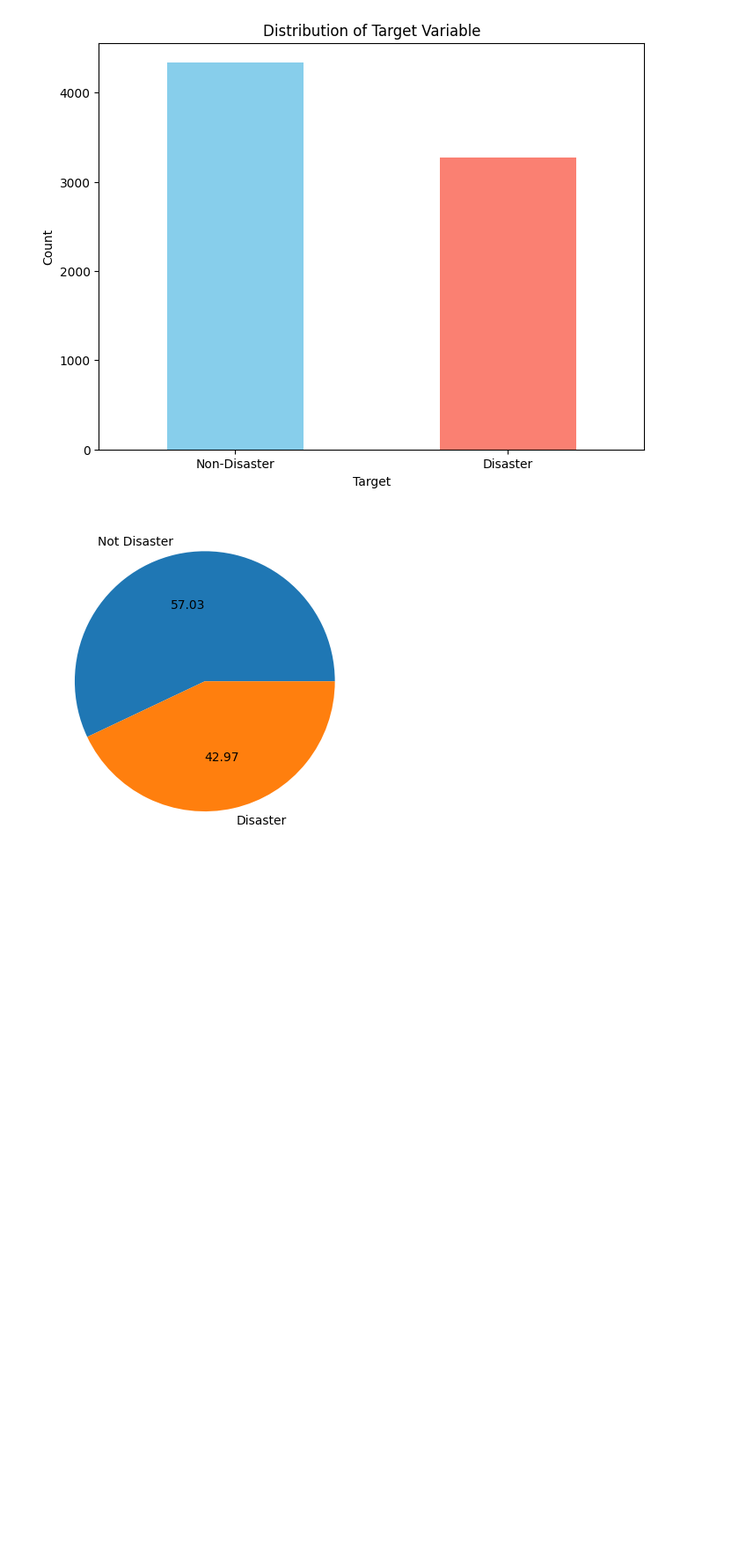
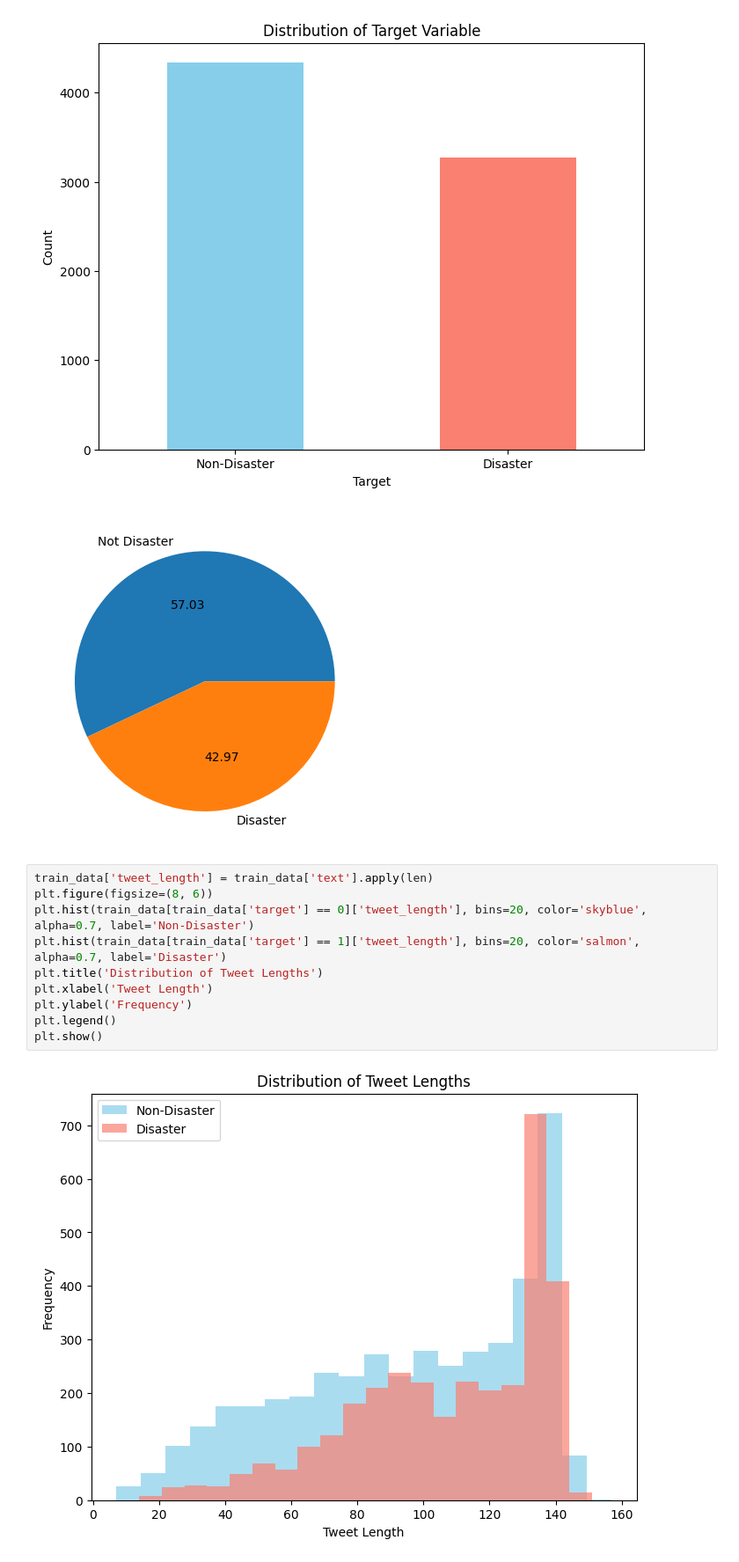
Before and after one commit to poojavh21/pooja_kaggle, a Jupyter notebook: Main_File/project.ipynb, the cells around one changed output. Shown at 88% size. Saved outputs shown, nothing was run; the diff lists cells and outputs as text; blank space fills up the shorter version.

```diff
--- a/Main_File/project.ipynb
+++ b/Main_File/project.ipynb
@@ -141,3 +141,15 @@ plt.show()
 # %% [output]
 [figure]
 [figure]
+# %%
+train_data['tweet_length'] = train_data['text'].apply(len)
+plt.figure(figsize=(8, 6))
+plt.hist(train_data[train_data['target'] == 0]['tweet_length'], bins=20, color='skyblue', alpha=0.7, label='Non-Disaster')
+plt.hist(train_data[train_data['target'] == 1]['tweet_length'], bins=20, color='salmon', alpha=0.7, label='Disaster')
+plt.title('Distribution of Tweet Lengths')
+plt.xlabel('Tweet Length')
+plt.ylabel('Frequency')
+plt.legend()
+plt.show()
+# %% [output]
+[figure, added]
```
Also changed, not shown: parts of 11 cells of this notebook.
